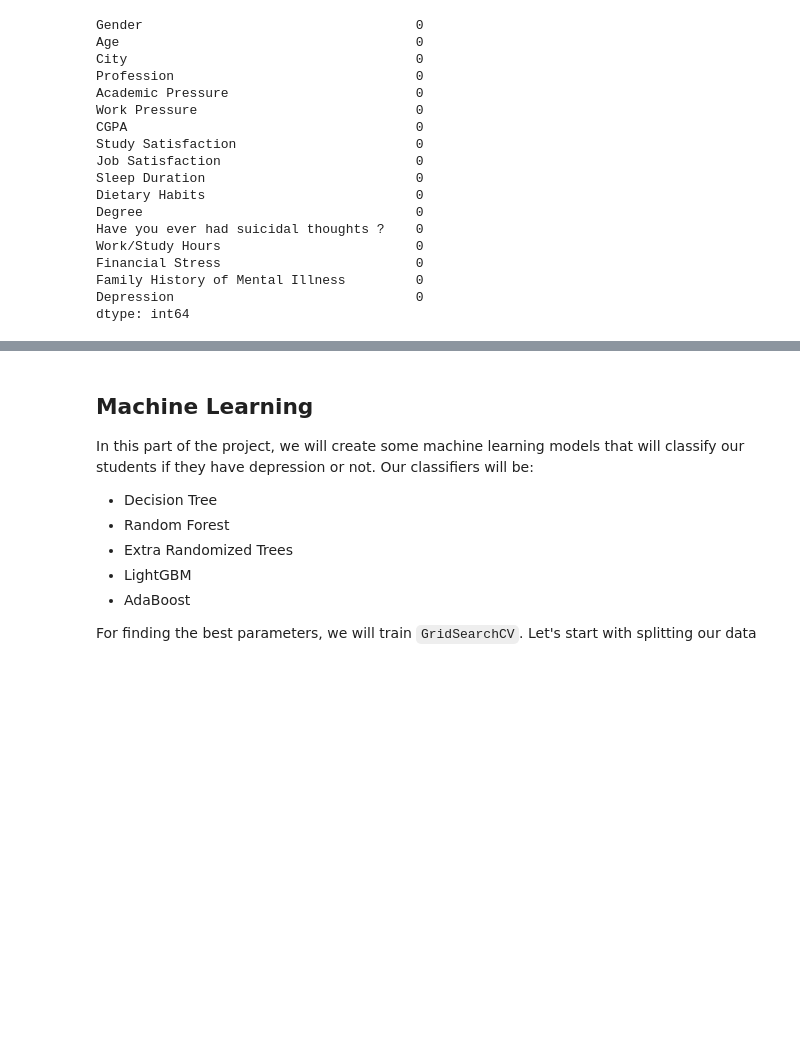
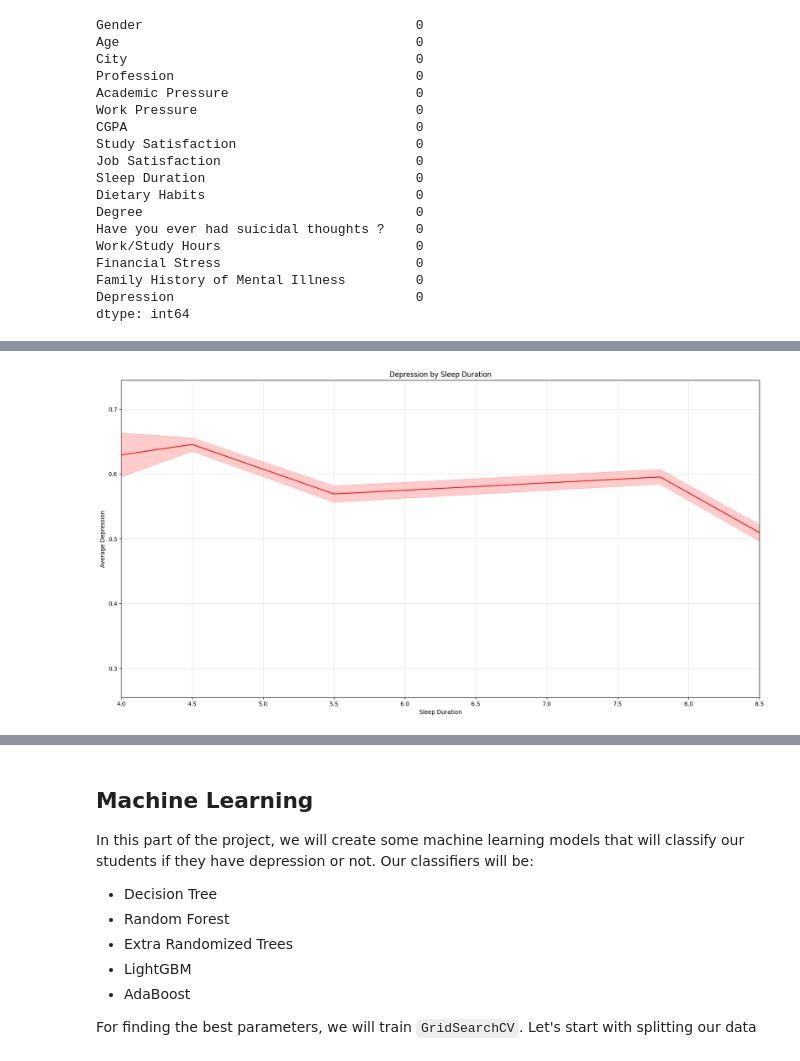
Before and after one commit to mertkont/ds-student-depression, a Jupyter notebook: ml-project-for-student-depression-data-set.ipynb, the cells around one changed output, grey strips where cells are left out. Cells and saved outputs as stored; diff of their text form; code cells hidden in the pictures; blank space fills up the shorter version.

```diff
--- a/ml-project-for-student-depression-data-set.ipynb
+++ b/ml-project-for-student-depression-data-set.ipynb
@@ -162,0 +196,14 @@ Right now, we have not any empty cell.
+# %%
+# Create the graph
+plt.figure(figsize=(20, 10))
+sns.lineplot(data=df, x='Sleep Duration', y='Depression', color='red')
+
+# Adjust the graph
+plt.title('Depression by Sleep Duration')
+plt.xlabel('Sleep Duration')
+plt.ylabel('Average Depression')
+plt.xlim(4, 8.5)
+plt.grid(alpha=0.3)
+plt.show()
+# %% [output]
+[figure, added]
```
Also changed, not shown: parts of 21 cells of this notebook.
